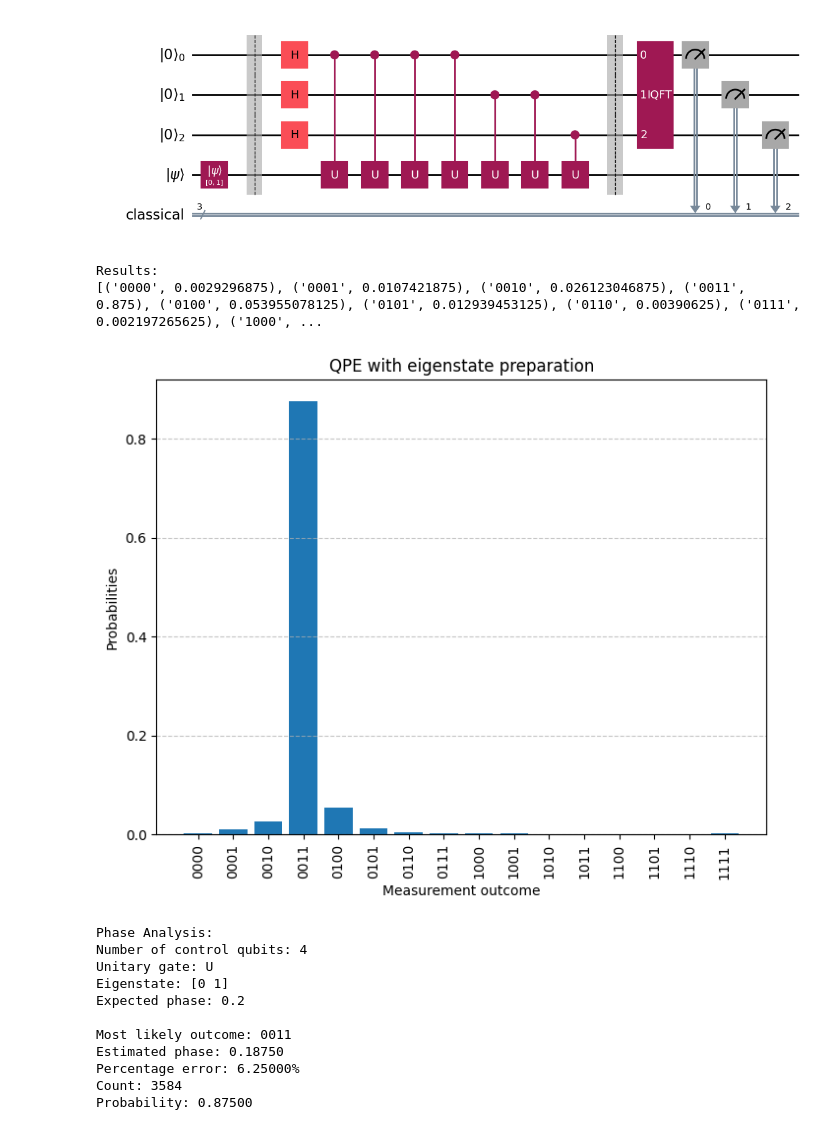
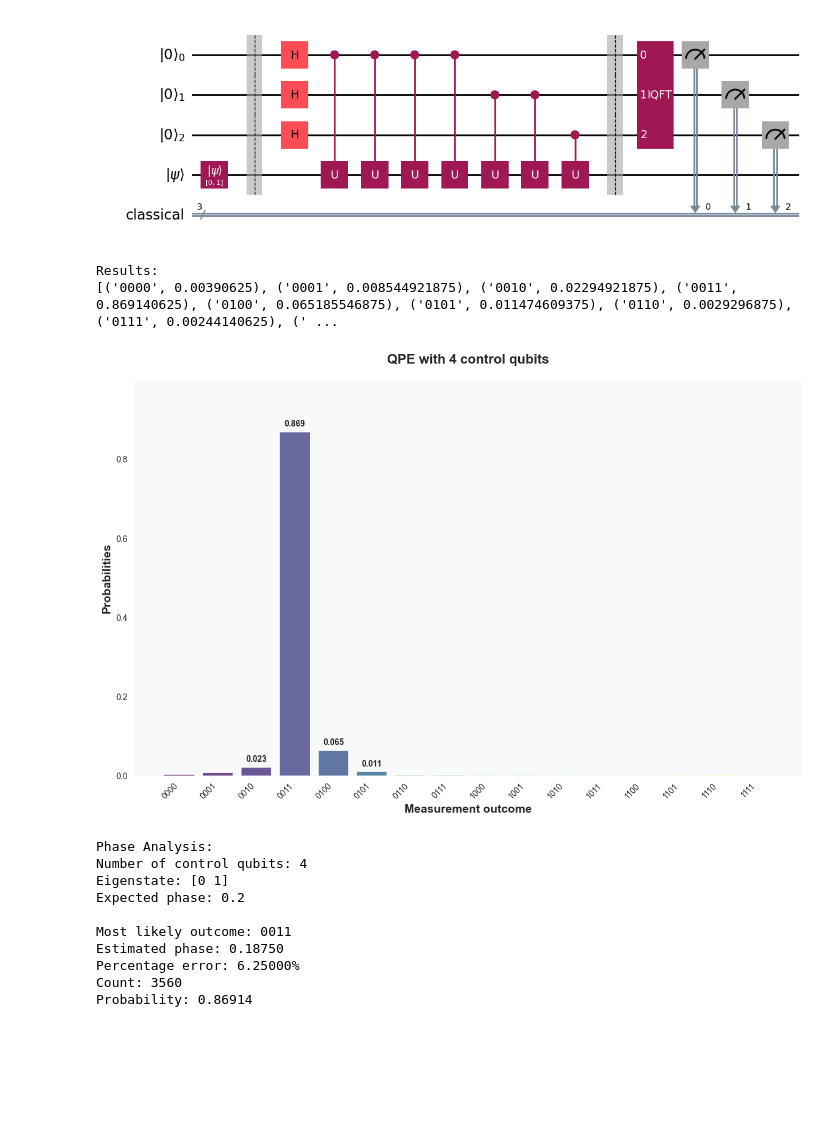
Before and after one commit to DhyanP0564/qpe-implementation, a Jupyter notebook: QPE.ipynb, the cells around one changed output. Cells and saved outputs as stored; diff of their text form; code cells hidden in the pictures; blank space fills up the shorter version.

Commit message:
Formatting fixes + extra plots

```diff
--- a/QPE.ipynb
+++ b/QPE.ipynb
@@ -169,51 +316,75 @@ sorted_probabilities = [counts1[outcome]/shots for outcome in sorted_outcomes]
 
 print("Results:")
 print(list(zip(sorted_outcomes, sorted_probabilities)))
 
-# Plot results
-plt.figure(figsize=(8, 6))
+# Plot results with enhanced styling
+plt.figure(figsize=(12, 8))
+plt.style.use('seaborn-v0_8')
 
-plt.bar(sorted_outcomes, sorted_probabilities)
-plt.title('QPE with eigenstate preparation')
-plt.xlabel('Measurement outcome')
-plt.xticks(rotation="vertical")
-plt.ylabel('Probabilities')
-plt.grid(True, axis='y', linestyle='--', alpha=0.7)
+# Create bars
+colors = plt.cm.viridis(np.linspace(0, 1, len(sorted_outcomes)))
+bars = plt.bar(sorted_outcomes, sorted_probabilities,
+               color=colors, alpha=0.8, edgecolor='white',
+               linewidth=1.5, capsize=5)
+
+# Add value labels for significant probabilities
+for i, (outcome, prob) in enumerate(zip(sorted_outcomes, sorted_probabilities)):
+    if prob > 0.01:  # Only label significant probabilities
+        plt.text(i, prob + max(sorted_probabilities) * 0.01,
+                f'{prob:.3f}', ha='center', va='bottom',
+                fontsize=10, fontweight='bold')
+
+plt.title(f'QPE with {n_control_qubits} control qubits',
+          fontsize=16, fontweight='bold', pad=20)
+plt.xlabel('Measurement outcome', fontsize=14, fontweight='bold')
+plt.ylabel('Probabilities', fontsize=14, fontweight='bold')
+
+plt.xticks(rotation=45, ha='right')
+
+# Grid and background
+plt.grid(True, axis='y', linestyle='--', alpha=0.3)
+plt.grid(True, axis='x', linestyle=':', alpha=0.2)
+
+plt.gca().set_facecolor('#f8f9fa')
+
+plt.tight_layout()
+plt.ylim(0, max(sorted_probabilities) * 1.15)
+
 plt.show()
 
+plt.style.use('default')
 # Analyze the phase estimation
 print("\nPhase Analysis:")
 print(f"Number of control qubits: {n_control_qubits}")
 print(f"Eigenstate: {eigenstate}")
 print(f"Expected phase: {expected_eigenvalue}")
 
 # Convert measurement outcomes to estimated phases
 # Find the outcome with the most counts (using corrected counts)
 most_likely_outcome = max(counts1, key=counts1.get)
 most_likely_count = counts1[most_likely_outcome]
 
 # Convert binary string to decimal (already in correct big-endian format)
 decimal_value = int(most_likely_outcome, 2)
 # Estimate phase
 estimated_phase = decimal_value / (2**n_control_qubits)
 print()
 print(f"Most likely outcome: {most_likely_outcome}")
 print(f"Estimated phase: {estimated_phase:.5f}")
 print(f"Percentage error: {abs(estimated_phase - expected_eigenvalue) / expected_eigenvalue * 100:.5f}%")
 print(f"Count: {most_likely_count}")
 print(f"Probability: {most_likely_count/shots:.5f}")
 # %% [output]
 Results:
-[('0000', 0.0029296875), ('0001', 0.0107421875), ('0010', 0.026123046875), ('0011', 0.875), ('0100', 0.053955078125), ('0101', 0.012939453125), ('0110', 0.00390625), ('0111', 0.002197265625), ('1000', ...
+[('0000', 0.00390625), ('0001', 0.008544921875), ('0010', 0.02294921875), ('0011', 0.869140625), ('0100', 0.065185546875), ('0101', 0.011474609375), ('0110', 0.0029296875), ('0111', 0.00244140625), (' ...
-[figure, old version]
+[figure, new version]
 Phase Analysis:
 Number of control qubits: 4
-Unitary gate: U
 Eigenstate: [0 1]
 Expected phase: 0.2
 
 Most likely outcome: 0011
 Estimated phase: 0.18750
 Percentage error: 6.25000%
-Count: 3584
-Probability: 0.87500
+Count: 3560
+Probability: 0.86914
```
Also changed, not shown: parts of 12 cells of this notebook.
